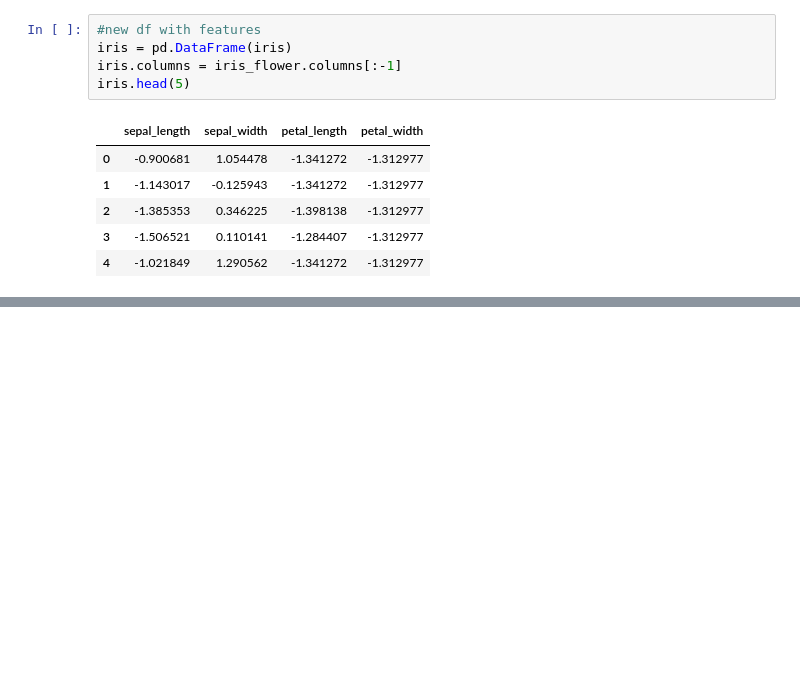
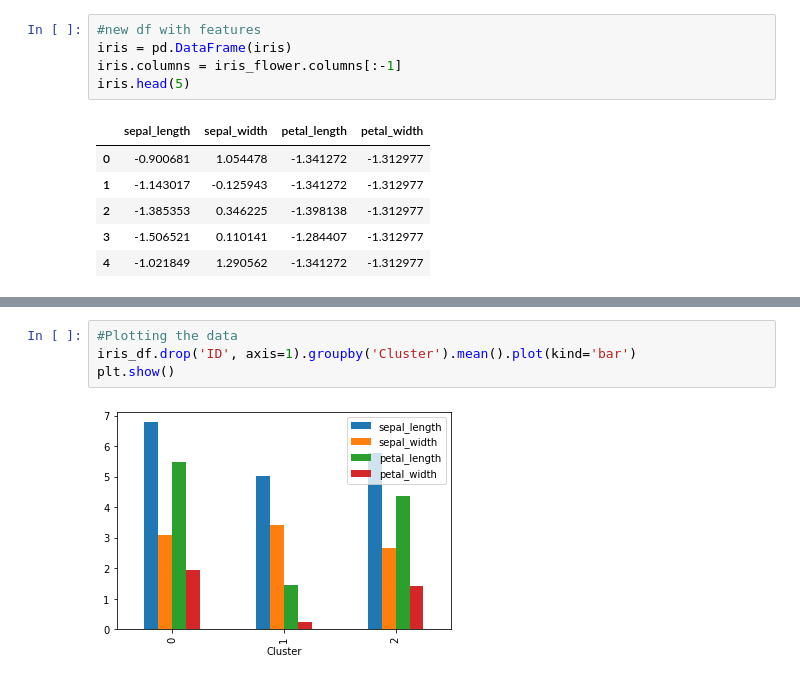
Before and after one commit to Dharani-Arumugam/Machine-Learning, a Jupyter notebook: Iris - Data Clustering/Clustering Data - Iris Flower Dataset.ipynb, the cells around one changed output, grey strips where cells are left out. Cells and saved outputs as stored; diff of their text form; blank space fills up the shorter version.

```diff
--- a/Iris - Data Clustering/Clustering Data - Iris Flower Dataset.ipynb
+++ b/Iris - Data Clustering/Clustering Data - Iris Flower Dataset.ipynb
@@ -167,0 +247,6 @@ iris.head(5)
+# %%
+#Plotting the data
+iris_df.drop('ID', axis=1).groupby('Cluster').mean().plot(kind='bar')
+plt.show()
+# %% [output]
+[figure, added]
```
Also changed, not shown: parts of 17 cells of this notebook.
